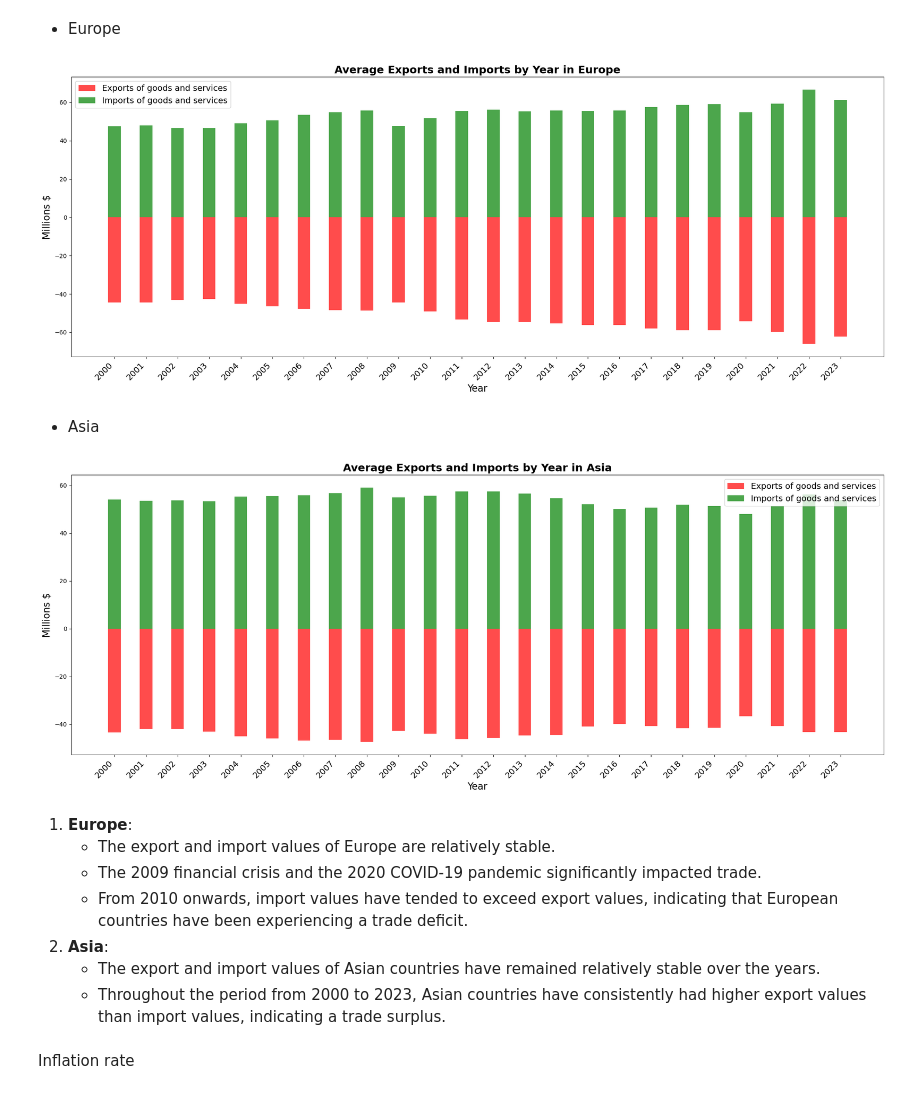
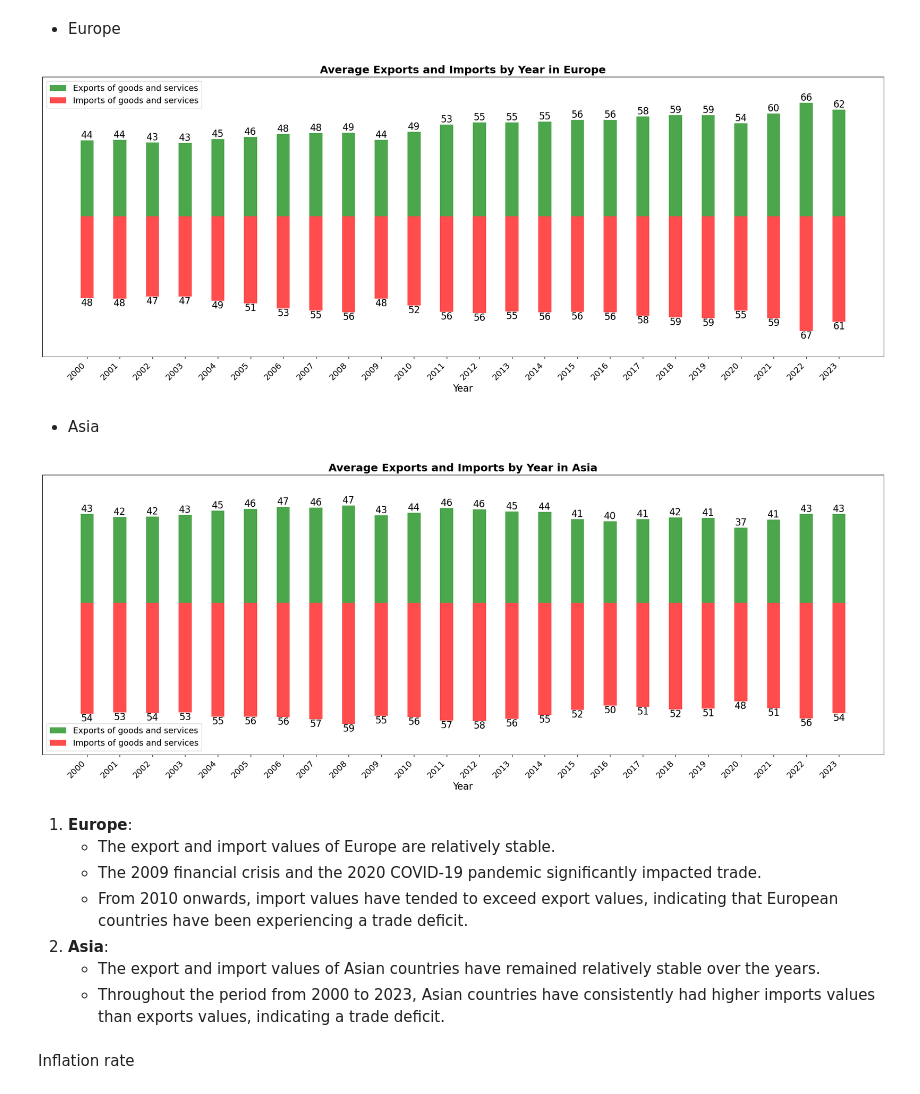
Before and after one commit to truongthuankiet1990gmailcom/Data-Visualization-HW2, a Jupyter notebook: 22127224_22127254.ipynb, the cells around one changed output. Drawn from its saved outputs; the diff is of its cells as text; code cells hidden in the pictures.

Commit message:
Refine mirror bar plot

```diff
--- a/22127224_22127254.ipynb
+++ b/22127224_22127254.ipynb
@@ -1071,7 +1071,7 @@ def stacked_vertical_bar_plot(df, col_1, col_2, col_3, title="", xlabel="", ylab
     x_pos = np.arange(len(df))
 
     ax.bar(x_pos, df[col_2], width=0.4, label=col_2, color=color_1, alpha=0.7)
-    ax.bar(x_pos, df[col_3], width=0.4, label=col_3, color=color_2, alpha=0.7, bottom=0)
+    ax.bar(x_pos, df[col_3], width=0.4, label=col_3, color=color_2, alpha=0.7)
 
     ax.set_xticks(x_pos)
     ax.set_xticklabels(df[col_1], fontsize=14, rotation=45, ha="right")
@@ -1081,6 +1081,35 @@ def stacked_vertical_bar_plot(df, col_1, col_2, col_3, title="", xlabel="", ylab
 
     ax.legend(fontsize=14)
 
+    plt.tight_layout()
+    plt.show()
+
+def mirror_bar_plot(df, col_1, col_2, col_3, title="", xlabel="", ylabel="", color_1="red", color_2="blue"):
+    fig, ax = plt.subplots(figsize=(20, 8))
+    x_pos = np.arange(len(df))
+
+    bars1 = ax.bar(x_pos, df[col_2], width=0.4, label=col_2, color=color_1, alpha=0.7)
+    bars2 = ax.bar(x_pos, -df[col_3], width=0.4, label=col_3, color=color_2, alpha=0.7)
+
+    for bar in bars1:
+        height = bar.get_height()
+        ax.text(bar.get_x() + bar.get_width()/2, height, f'{height:.0f}', ha='center', va='bottom', fontsize=16)
+
+    for bar in bars2:
+        height = bar.get_height()
+        ax.text(bar.get_x() + bar.get_width()/2, height, f'{-height:.0f}', ha='center', va='top', fontsize=16)
+
+    ax.set_xticks(x_pos)
+    ax.set_xticklabels(df[col_1], fontsize=14, rotation=45, ha="right")
+    ax.set_yticks(np.linspace(-df[col_3].max() - 15, df[col_2].max() + 15, 6))
+
+    ax.set_xlabel(xlabel, fontsize=16)
+    ax.set_ylabel(ylabel, fontsize=16)
+    ax.set_title(title, fontsize=18, fontweight="bold")
+
+    ax.legend(fontsize=14, loc="best")
+
+    ax.yaxis.set_visible(False)
     plt.tight_layout()
     plt.show()
 
@@ -1365,18 +1394,16 @@ Import and Export
 + Europe
 # %%
 EU_export_import = EU_df.groupby('Year')[['Exports of goods and services', 'Imports of goods and services']].mean().reset_index()
-EU_export_import['Exports of goods and services'] = 0 - np.abs(EU_export_import['Exports of goods and services'])
-stacked_vertical_bar_plot(EU_export_import, 'Year', 'Exports of goods and services', 'Imports of goods and services', title='Average Exports and Imports by Year in Europe', xlabel='Year', ylabel='Millions $', color_1='red', color_2='green')
+mirror_bar_plot(EU_export_import, 'Year', 'Exports of goods and services', 'Imports of goods and services', title='Average Exports and Imports by Year in Europe', xlabel='Year', ylabel='Millions $', color_1='green', color_2='red')
 # %% [output]
-[figure, old version]
+[figure, new version]
 # %% [markdown]
 + Asia
 # %%
 Asia_export_import = Asia_df.groupby('Year')[['Exports of goods and services', 'Imports of goods and services']].mean().reset_index()
-Asia_export_import['Exports of goods and services'] = 0 - np.abs(Asia_export_import['Exports of goods and services'])
-stacked_vertical_bar_plot(Asia_export_import, 'Year', 'Exports of goods and services', 'Imports of goods and services', title='Average Exports and Imports by Year in Asia', xlabel='Year', ylabel='Millions $', color_1='red', color_2='green')
+mirror_bar_plot(Asia_export_import, 'Year', 'Exports of goods and services', 'Imports of goods and services', title='Average Exports and Imports by Year in Asia', xlabel='Year', ylabel='Millions $', color_1='green', color_2='red')
 # %% [output]
-[figure, old version]
+[figure, new version]
 # %% [markdown]
 1. **Europe**:
     + The export and import values of Europe are relatively stable.
@@ -1384,7 +1411,7 @@ stacked_vertical_bar_plot(Asia_export_import, 'Year', 'Exports of goods and serv
     + From 2010 onwards, import values have tended to exceed export values, indicating that European countries have been experiencing a trade deficit.
 2. **Asia**:
     + The export and import values of Asian countries have remained relatively stable over the years.
-    + Throughout the period from 2000 to 2023, Asian countries have consistently had higher export values than import values, indicating a trade surplus.
+    + Throughout the period from 2000 to 2023, Asian countries have consistently had higher imports values than exports values, indicating a trade deficit.
 # %% [markdown]
 Inflation rate
 # %% [markdown]
```
